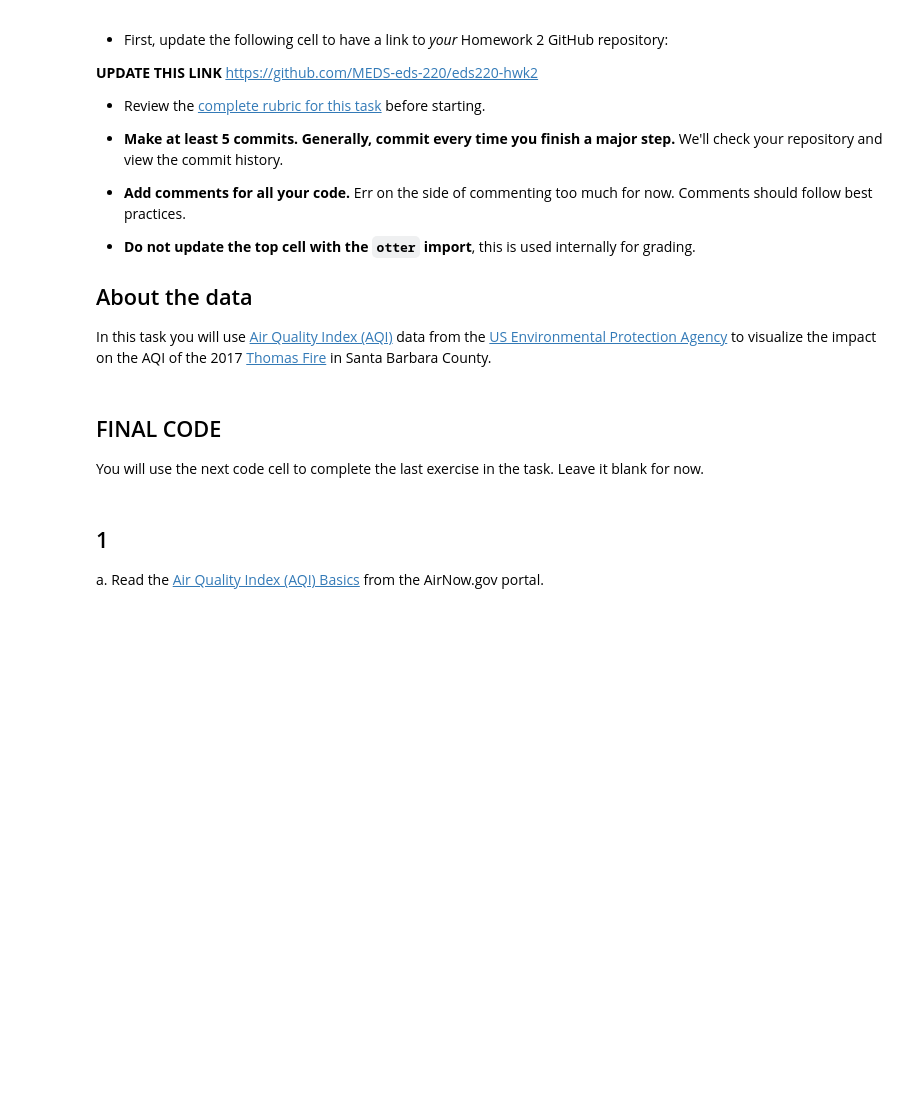
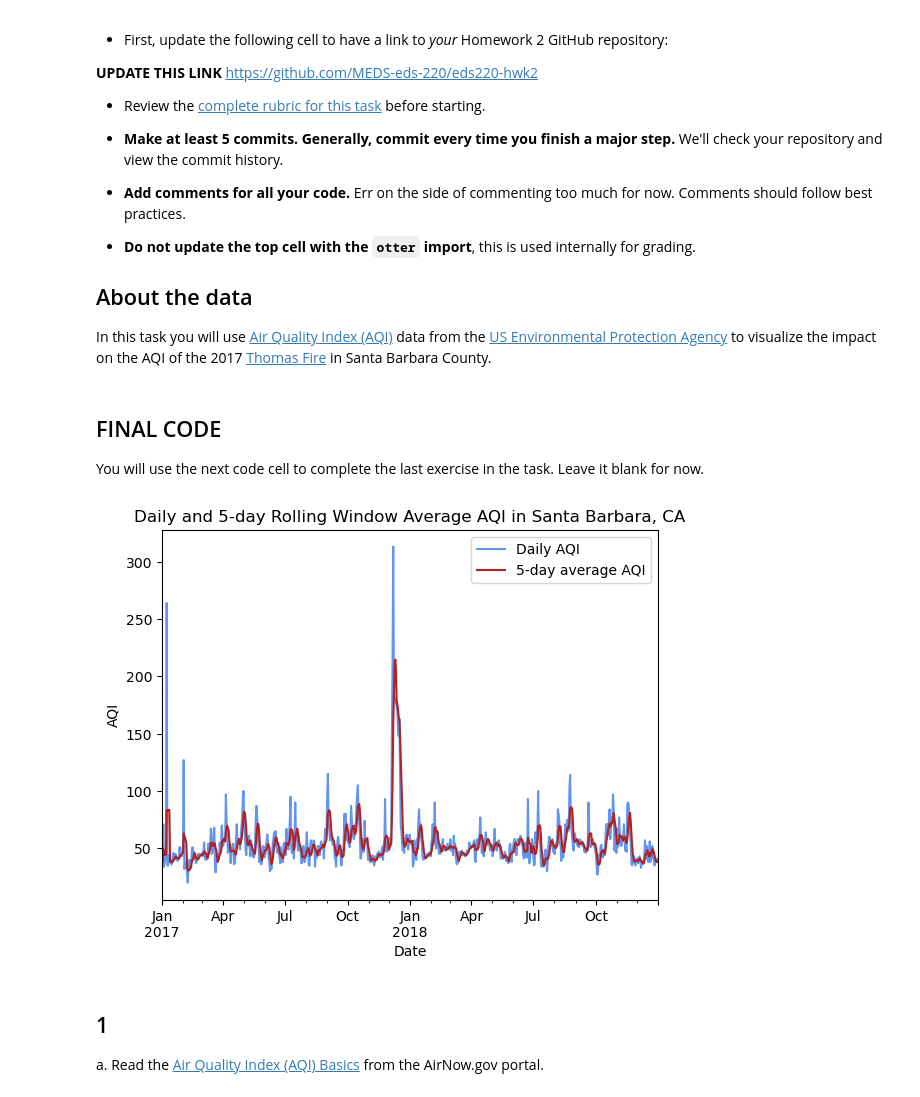
Before and after one commit to karolinasienko/eds220-hwk2, a Jupyter notebook: task3/hwk2-task3-aqi.ipynb, the cells around one changed output. Cells and saved outputs as stored; diff of their text form; code cells hidden in the pictures; blank space fills up the shorter version.

```diff
--- a/task3/hwk2-task3-aqi.ipynb
+++ b/task3/hwk2-task3-aqi.ipynb
@@ -31,6 +31,57 @@ In this task you will use [Air Quality Index (AQI)](https://www.airnow.gov/aqi/a
 ## FINAL CODE
 
 You will use the next code cell to complete the last exercise in the task. Leave it blank for now.
+# %%
+import pandas as pd
+import numpy as np
+import matplotlib.pyplot as plt
+
+# Read in data
+aqi_17 = pd.read_csv('data/daily_aqi_by_county_2017.zip', compression='zip')
+aqi_18 = pd.read_csv('data/daily_aqi_by_county_2018.zip', compression='zip')
+
+# Combining 2017 and 2018 AQI dfs
+aqi = pd.concat([aqi_17, aqi_18])
+
+# Simplify column names
+aqi.columns = (aqi.columns
+                  .str.lower()
+                  .str.replace(' ','_')
+                )
+
+# Selecting data from only Santa Barbara
+aqi_sb = aqi[aqi['county_name'] == 'Santa Barbara']
+
+# Removing unnecessary columns
+aqi_sb = aqi_sb.drop(columns=['state_name', 'county_name', 'state_code', 'county_code'])
+
+# Updating date column to datetime64 type
+aqi_sb['date'] = pd.to_datetime(aqi_sb['date'])
+
+# Setting the index to the date column
+aqi_sb = aqi_sb.set_index('date')
+
+# Calculate AQI rolling average over 5 days
+rolling_average = aqi_sb['aqi'].rolling('5D').mean()
+
+# Adding rolling window AQI mean as a new column
+aqi_sb['five_day_average'] = rolling_average
+
+# Making a line plot of SB AQI
+ax = aqi_sb.plot(kind='line',
+                 y=['aqi', 'five_day_average'],
+                 color=['cornflowerblue', 'firebrick'],
+                 xlabel='Date',
+                 ylabel='AQI',
+                 title='Daily and 5-day Rolling Window Average AQI in Santa Barbara, CA'
+                )
+
+# Editing variable names in legend
+ax.legend(['Daily AQI', '5-day average AQI'])
+
+plt.show()
+# %% [output]
+[figure, added]
 # %% [markdown]
 ## 1
 
```
Also changed, not shown: parts of 16 cells of this notebook.
